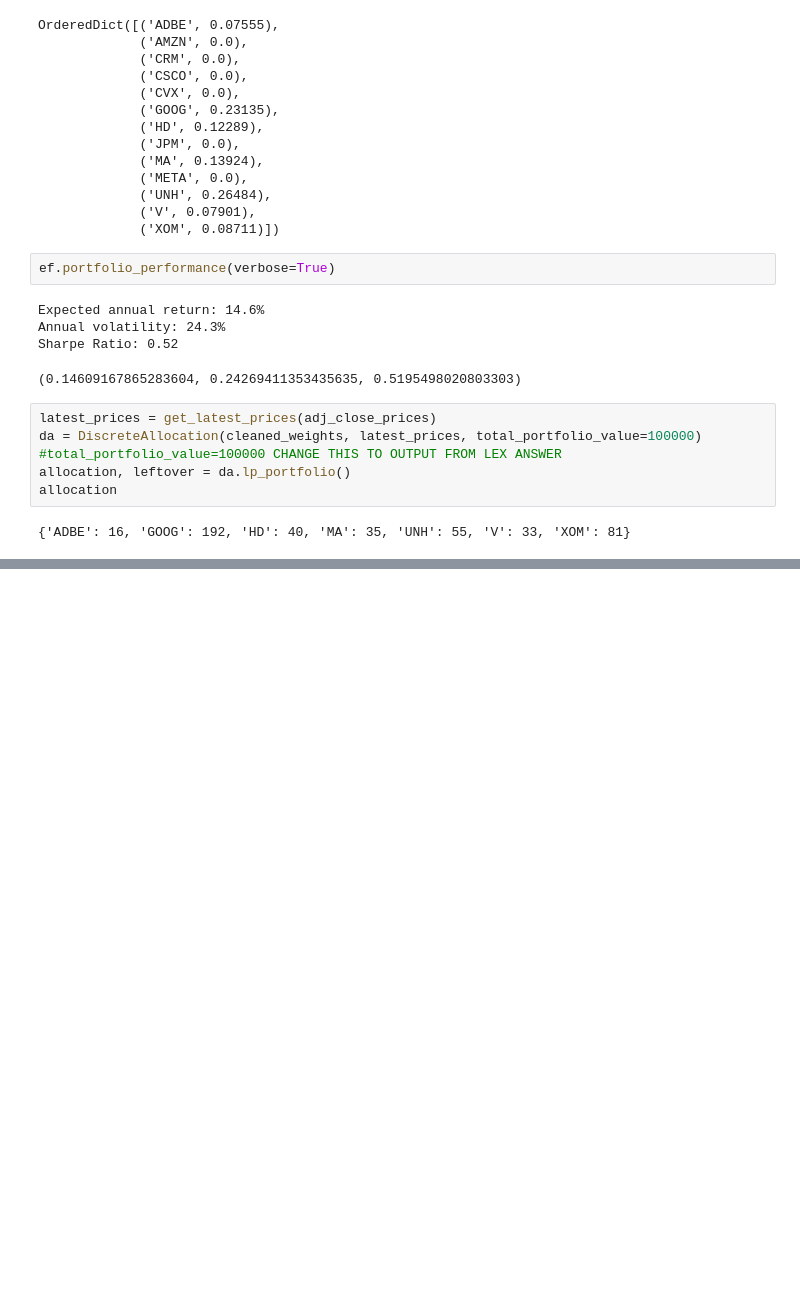
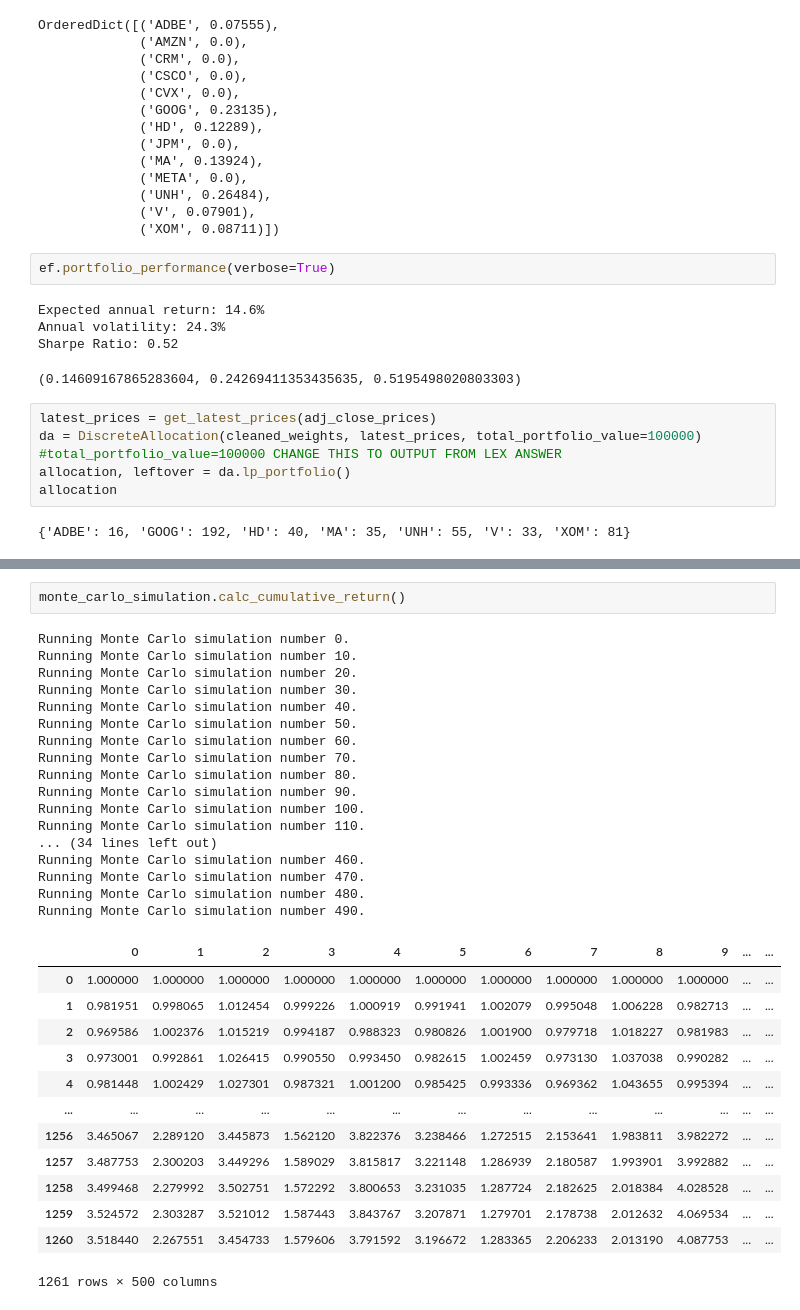
Before and after one commit to ssenhouse/project_2_lex_luthor_advisor, a Jupyter notebook: Asset_Quant_Data.ipynb, the cells around one changed output, grey strips where cells are left out. Drawn from its saved outputs; the diff is of its cells as text; blank space fills up the shorter version.

```diff
--- a/Asset_Quant_Data.ipynb
+++ b/Asset_Quant_Data.ipynb
@@ -781,0 +868,33 @@ allocation
+# %%
+monte_carlo_simulation.calc_cumulative_return()
+# %% [output]
+Running Monte Carlo simulation number 0.
+Running Monte Carlo simulation number 10.
+Running Monte Carlo simulation number 20.
+Running Monte Carlo simulation number 30.
+Running Monte Carlo simulation number 40.
+Running Monte Carlo simulation number 50.
+Running Monte Carlo simulation number 60.
+Running Monte Carlo simulation number 70.
+Running Monte Carlo simulation number 80.
+Running Monte Carlo simulation number 90.
+Running Monte Carlo simulation number 100.
+Running Monte Carlo simulation number 110.
+... (34 lines left out)
+Running Monte Carlo simulation number 460.
+Running Monte Carlo simulation number 470.
+Running Monte Carlo simulation number 480.
+Running Monte Carlo simulation number 490.
+|  | 0 | 1 | 2 | 3 | 4 | 5 | 6 | 7 | 8 | 9 | ... | ... |
+| 0 | 1.000000 | 1.000000 | 1.000000 | 1.000000 | 1.000000 | 1.000000 | 1.000000 | 1.000000 | 1.000000 | 1.000000 | ... | ... |
+| 1 | 0.981951 | 0.998065 | 1.012454 | 0.999226 | 1.000919 | 0.991941 | 1.002079 | 0.995048 | 1.006228 | 0.982713 | ... | ... |
+| 2 | 0.969586 | 1.002376 | 1.015219 | 0.994187 | 0.988323 | 0.980826 | 1.001900 | 0.979718 | 1.018227 | 0.981983 | ... | ... |
+| 3 | 0.973001 | 0.992861 | 1.026415 | 0.990550 | 0.993450 | 0.982615 | 1.002459 | 0.973130 | 1.037038 | 0.990282 | ... | ... |
+| 4 | 0.981448 | 1.002429 | 1.027301 | 0.987321 | 1.001200 | 0.985425 | 0.993336 | 0.969362 | 1.043655 | 0.995394 | ... | ... |
+| ... | ... | ... | ... | ... | ... | ... | ... | ... | ... | ... | ... | ... |
+| 1256 | 3.465067 | 2.289120 | 3.445873 | 1.562120 | 3.822376 | 3.238466 | 1.272515 | 2.153641 | 1.983811 | 3.982272 | ... | ... |
+| 1257 | 3.487753 | 2.300203 | 3.449296 | 1.589029 | 3.815817 | 3.221148 | 1.286939 | 2.180587 | 1.993901 | 3.992882 | ... | ... |
+| 1258 | 3.499468 | 2.279992 | 3.502751 | 1.572292 | 3.800653 | 3.231035 | 1.287724 | 2.182625 | 2.018384 | 4.028528 | ... | ... |
+| 1259 | 3.524572 | 2.303287 | 3.521012 | 1.587443 | 3.843767 | 3.207871 | 1.279701 | 2.178738 | 2.012632 | 4.069534 | ... | ... |
+| 1260 | 3.518440 | 2.267551 | 3.454733 | 1.579606 | 3.791592 | 3.196672 | 1.283365 | 2.206233 | 2.013190 | 4.087753 | ... | ... |
+1261 rows × 500 columns
```
Also changed, not shown: parts of 11 cells of this notebook.
